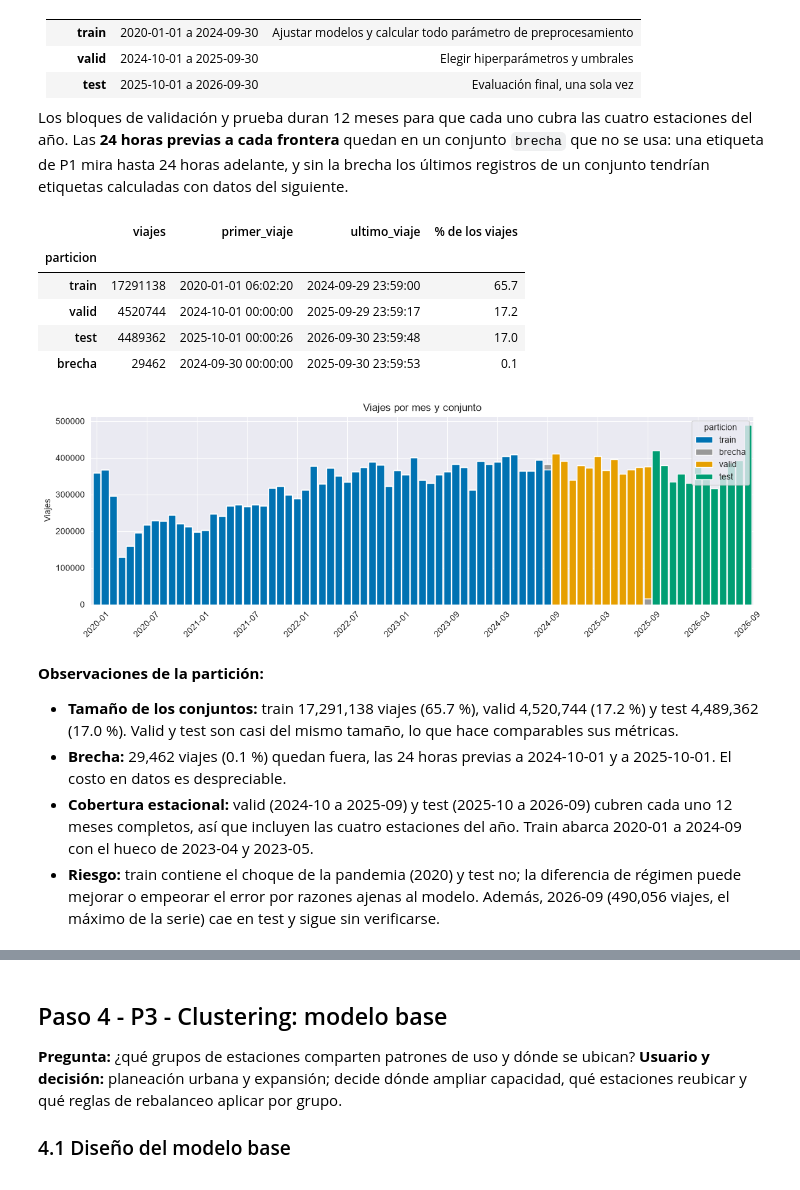
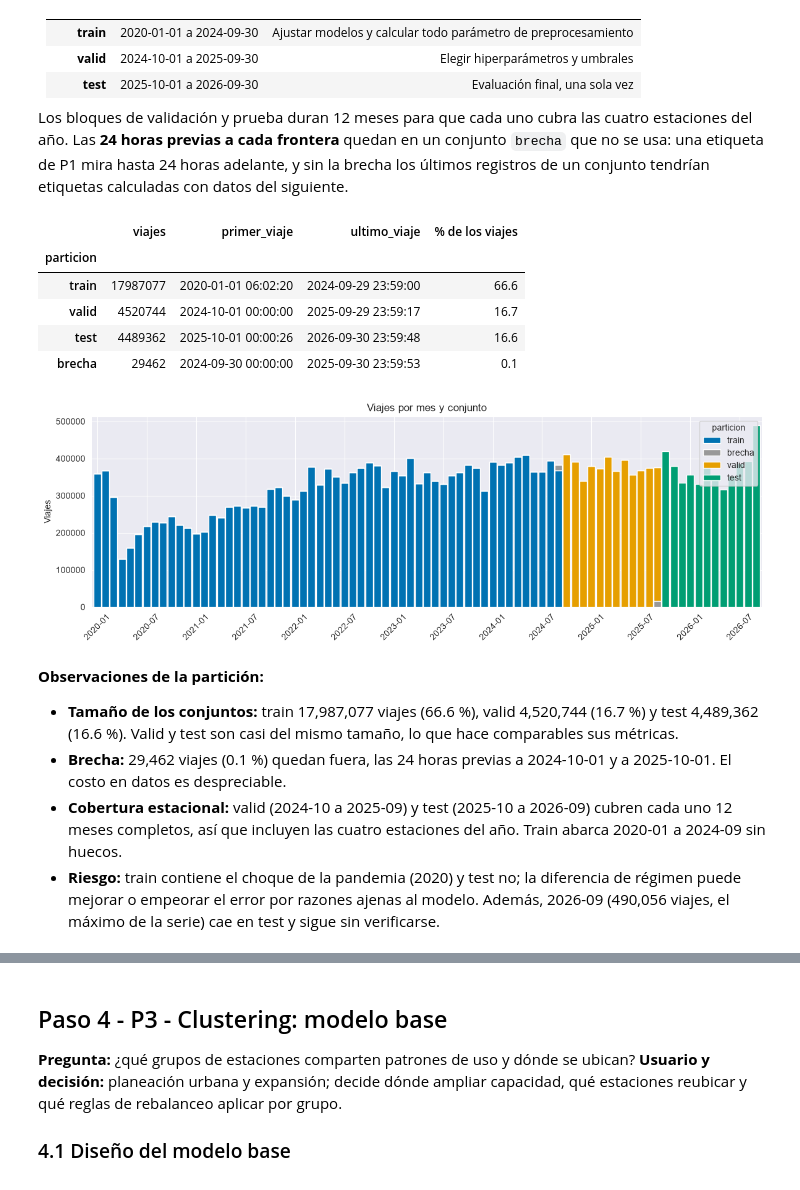
Before and after one commit to sanchezdavilaluisarturo/MLOps-ProyectoMiBici-Equipo7, a Jupyter notebook: notebooks/0.03-lasd-exploracion-carga.ipynb, the cells around one changed output, grey strips where cells are left out. Saved outputs shown, nothing was run; the diff lists cells and outputs as text; code cells hidden in the pictures.

Commit message:
refactor: 0.03 usa dataset.py y se re-ejecuta con los 81 meses

```diff
--- a/notebooks/0.03-lasd-exploracion-carga.ipynb
+++ b/notebooks/0.03-lasd-exploracion-carga.ipynb
@@ -684,28 +610,14 @@ En este paso se convierten los hallazgos del EDA en reglas explícitas, se separ
 | Horas 1:00 a 4:59 sin servicio | **Excluir de la tabla de demanda** | Son horas cerradas, no demanda cero medida |
 | 4 estaciones con capacidad 0 | **Conservar los viajes; marcar la estación** | Sirven para P1; se excluyen solo de P2 |
 # %%
-# Aplicación de las reglas de limpieza en orden; cada paso registra cuántos registros retira
+# Limpieza común: la aplica dataset.limpiar y deja el resultado en data/processed/.
+# El log de esa función (abajo) es la bitácora: cuántos registros retira cada regla, en orden.
+dataset.limpiar(MES_INICIO, MES_FIN)
+limpios = pd.read_parquet(RUTA_VIAJES_LIMPIOS)
+
+# Para el modelado se conservan solo las columnas que usan las tres preguntas
 COLUMNAS_MODELADO = ["viaje_id", "inicio_del_viaje", "fin_del_viaje", "origen_id", "destino_id",
                      "duracion_min", "periodo_archivo"]
-DURACION_MAXIMA_MIN = 24 * 60
-
-limpios = viajes[COLUMNAS_MODELADO]   # usuario_id, genero y anio_de_nacimiento no pasan
-bitacora = [{"regla": "Registros iniciales", "retirados": 0, "quedan": len(limpios)}]
-
-def aplicar(regla, datos, conservar):
-    """Conserva los registros que cumplen la regla y anota cuántos se retiran."""
-    resultado = datos[conservar]
-    bitacora.append({"regla": regla, "retirados": len(datos) - len(resultado), "quedan": len(resultado)})
-    return resultado
-
-limpios = aplicar("Viajes con viaje_id repetido (filas idénticas)", limpios, ~limpios["viaje_id"].duplicated())
-limpios = aplicar("Origen o destino sin nomenclatura", limpios,
-                  limpios["origen_id"].isin(ids_nomenclatura) & limpios["destino_id"].isin(ids_nomenclatura))
-limpios = aplicar("Duración cero", limpios, limpios["duracion_min"] > 0)
-limpios = aplicar("Duración mayor a 24 h", limpios, limpios["duracion_min"] <= DURACION_MAXIMA_MIN)
-limpios = limpios.reset_index(drop=True)
-
-bitacora = pd.DataFrame(bitacora)
-bitacora["% retirado"] = (bitacora["retirados"] / bitacora.loc[0, "quedan"] * 100).round(3)
-bitacora
+limpios["duracion_min"] = (limpios["fin_del_viaje"] - limpios["inicio_del_viaje"]).dt.total_seconds() / 60
+limpios = limpios[COLUMNAS_MODELADO]   # usuario_id, genero y anio_de_nacimiento no pasan
 # %% [output]
@@ -785,37 +696,37 @@ resumen_particion
 # %% [output]
 |  | viajes | primer_viaje | ultimo_viaje | % de los viajes |
 | particion |  |  |  |  |
-| train | 17291138 | 2020-01-01 06:02:20 | 2024-09-29 23:59:00 | 65.7 |
-| valid | 4520744 | 2024-10-01 00:00:00 | 2025-09-29 23:59:17 | 17.2 |
-| test | 4489362 | 2025-10-01 00:00:26 | 2026-09-30 23:59:48 | 17.0 |
+| train | 17987077 | 2020-01-01 06:02:20 | 2024-09-29 23:59:00 | 66.6 |
+| valid | 4520744 | 2024-10-01 00:00:00 | 2025-09-29 23:59:17 | 16.7 |
+| test | 4489362 | 2025-10-01 00:00:26 | 2026-09-30 23:59:48 | 16.6 |
 | brecha | 29462 | 2024-09-30 00:00:00 | 2025-09-30 23:59:53 | 0.1 |
 # %%
 # Validación de la partición: orden temporal estricto y sin superposición
 por_conjunto = limpios.groupby("particion", observed=True)["inicio_del_viaje"].agg(["min", "max"])
 assert por_conjunto.loc["train", "max"] < por_conjunto.loc["valid", "min"]
 assert por_conjunto.loc["valid", "max"] < por_conjunto.loc["test", "min"]
 assert (limpios["particion"] != "brecha").sum() + (limpios["particion"] == "brecha").sum() == len(limpios)
 
 # Viajes por mes, coloreados por conjunto
 mensual_particion = (limpios.groupby(["periodo_archivo", "particion"], observed=True).size()
                      .unstack(fill_value=0)[["train", "brecha", "valid", "test"]])
-mensual_particion.index = pd.PeriodIndex(mensual_particion.index.astype(str), freq="M").to_timestamp()
+mensual_particion.index = mensual_particion.index.astype(str)   # texto AAAA-MM: un índice con frecuencia mensual rompe el gráfico de pandas
 
 ax = mensual_particion.plot.bar(stacked=True, figsize=(14, 4), width=0.9,
                                 color=[AZUL, "#999999", NARANJA, VERDE])
 ax.set_xticks(range(0, len(mensual_particion), 6))
-ax.set_xticklabels([m.strftime("%Y-%m") for m in mensual_particion.index[::6]], rotation=45)
+ax.set_xticklabels(mensual_particion.index[::6], rotation=45)
 ax.set_title("Viajes por mes y conjunto")
 ax.set_xlabel("")
 ax.set_ylabel("Viajes")
 plt.show()
 # %% [output]
-[figure, old version]
+[figure, new version]
 # %% [markdown]
 **Observaciones de la partición:**
-- **Tamaño de los conjuntos:** train 17,291,138 viajes (65.7 %), valid 4,520,744 (17.2 %) y test 4,489,362 (17.0 %). Valid y test son casi del mismo tamaño, lo que hace comparables sus métricas.
+- **Tamaño de los conjuntos:** train 17,987,077 viajes (66.6 %), valid 4,520,744 (16.7 %) y test 4,489,362 (16.6 %). Valid y test son casi del mismo tamaño, lo que hace comparables sus métricas.
 - **Brecha:** 29,462 viajes (0.1 %) quedan fuera, las 24 horas previas a 2024-10-01 y a 2025-10-01. El costo en datos es despreciable.
-- **Cobertura estacional:** valid (2024-10 a 2025-09) y test (2025-10 a 2026-09) cubren cada uno 12 meses completos, así que incluyen las cuatro estaciones del año. Train abarca 2020-01 a 2024-09 con el hueco de 2023-04 y 2023-05.
+- **Cobertura estacional:** valid (2024-10 a 2025-09) y test (2025-10 a 2026-09) cubren cada uno 12 meses completos, así que incluyen las cuatro estaciones del año. Train abarca 2020-01 a 2024-09 sin huecos.
 - **Riesgo:** train contiene el choque de la pandemia (2020) y test no; la diferencia de régimen puede mejorar o empeorar el error por razones ajenas al modelo. Además, 2026-09 (490,056 viajes, el máximo de la serie) cae en test y sigue sin verificarse.
 # %% [markdown]
 ### 3.3 Preprocesamiento
```
Also changed, not shown: parts of 51 cells of this notebook, 1 other file.
